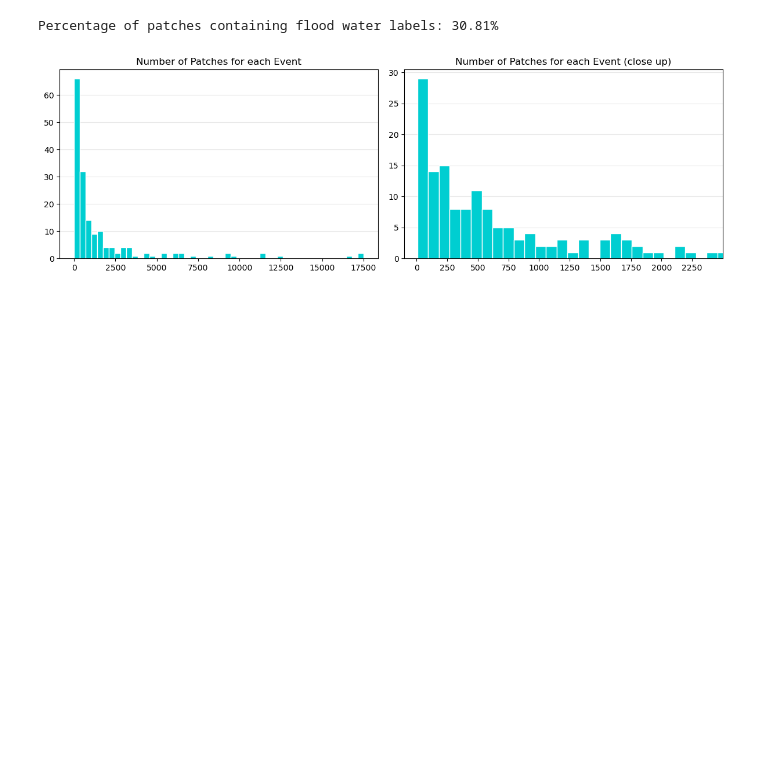
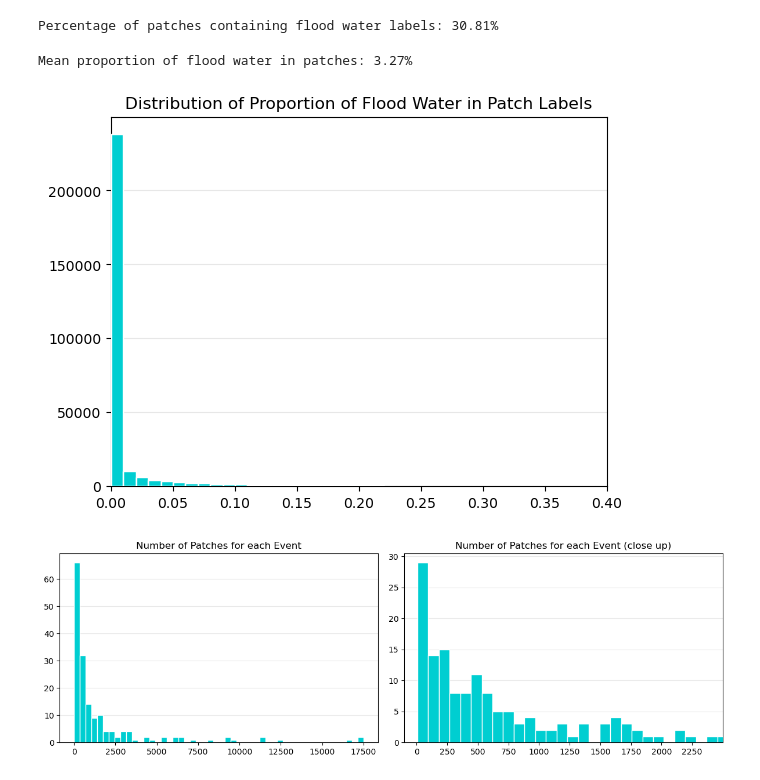
Before and after one commit to Natasha-R/Flood-Prediction-Deep-Learning, a Jupyter notebook: analysis/explore_dataset.ipynb, the cells around one changed output. Saved outputs shown, nothing was run; the diff lists cells and outputs as text; code cells hidden in the pictures; blank space fills up the shorter version.

```diff
--- a/analysis/explore_dataset.ipynb
+++ b/analysis/explore_dataset.ipynb
@@ -182,6 +208,23 @@ for path in tqdm(all_label_paths, leave=False):
 print(f"Percentage of patches containing flood water labels: {(contains_flood_water/len(all_label_paths))*100:.2f}%")
 # %% [output]
 Percentage of patches containing flood water labels: 30.81%
+# %%
+flood_water_proportions = []
+for path in tqdm(all_label_paths, leave=False):
+    label = tf.imread(path)
+    flood_water_proportions.append(np.isin(label, [2, 3]).sum() / label.size)
+flood_water_proportions = pd.Series(flood_water_proportions)
+
+print(f"Mean proportion of flood water in patches: {(flood_water_proportions.mean())*100:.2f}%")
+# %% [output]
+Mean proportion of flood water in patches: 3.27%
+# %%
+ax = pd.Series(flood_water_proportions).hist(bins=100, edgecolor="white", color="darkturquoise", grid=False, zorder=100)
+ax.set_title("Distribution of Proportion of Flood Water in Patch Labels");
+ax.grid(alpha=0.3, axis="y", zorder=-100)
+ax.set_xlim(0, 0.4);
+# %% [output]
+[figure, added]
 # %%
 patch_dist_over_event = pd.Series([path.split("/")[-1].split("_")[0] for path in all_label_paths]).value_counts()
 fig, axes = plt.subplots(nrows=1, ncols=2, figsize=(12, 4))
```
Also changed, not shown: parts of 6 cells of this notebook, 1 other file.
